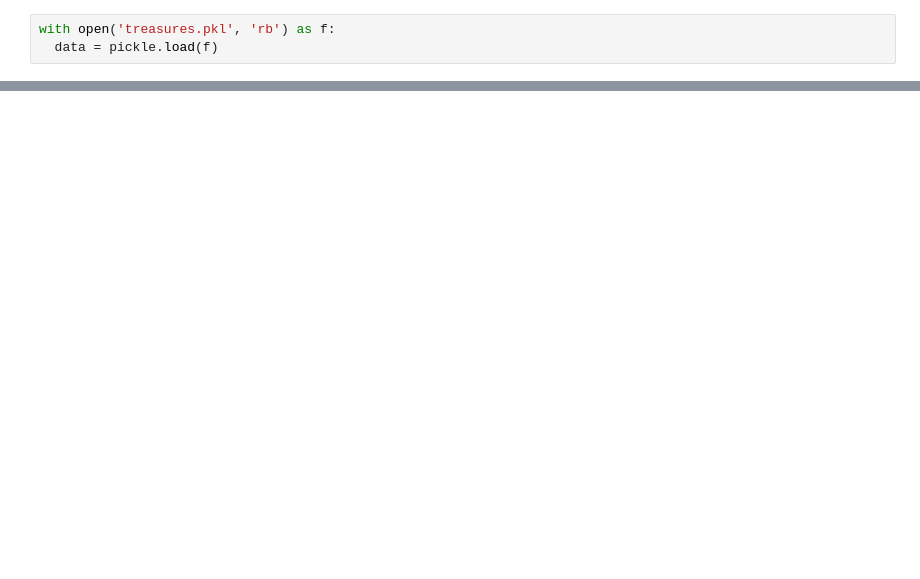
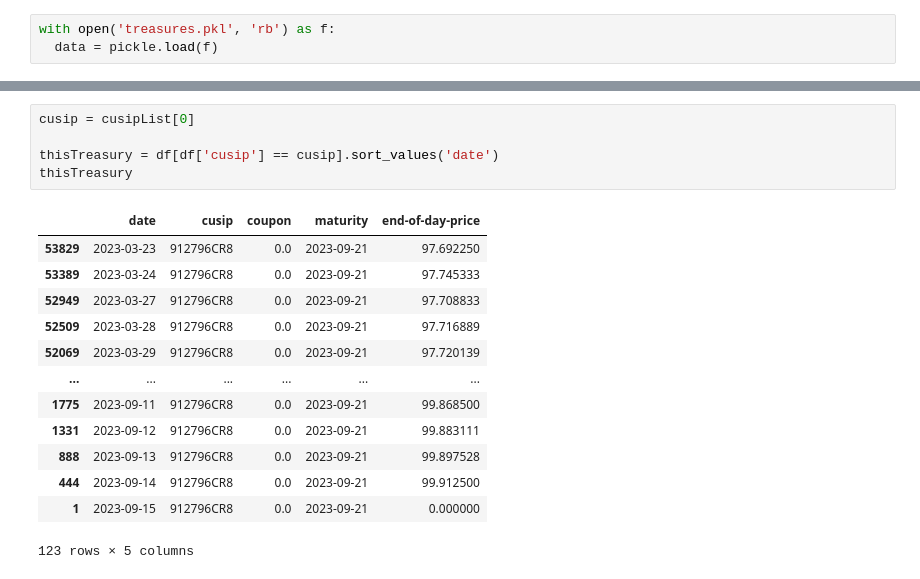
Before and after one commit to mettinger/python, a Jupyter notebook: bonds/treasuries.ipynb, the cells around one changed output, grey strips where cells are left out. Drawn from its saved outputs; the diff is of its cells as text; blank space fills up the shorter version.

```diff
--- a/bonds/treasuries.ipynb
+++ b/bonds/treasuries.ipynb
@@ -19,0 +32,19 @@ dtale.show(df)
+# %%
+cusip = cusipList[0]
+
+thisTreasury = df[df['cusip'] == cusip].sort_values('date')
+thisTreasury
+# %% [output]
+|  | date | cusip | coupon | maturity | end-of-day-price |
+| 53829 | 2023-03-23 | 912796CR8 | 0.0 | 2023-09-21 | 97.692250 |
+| 53389 | 2023-03-24 | 912796CR8 | 0.0 | 2023-09-21 | 97.745333 |
+| 52949 | 2023-03-27 | 912796CR8 | 0.0 | 2023-09-21 | 97.708833 |
+| 52509 | 2023-03-28 | 912796CR8 | 0.0 | 2023-09-21 | 97.716889 |
+| 52069 | 2023-03-29 | 912796CR8 | 0.0 | 2023-09-21 | 97.720139 |
+| ... | ... | ... | ... | ... | ... |
+| 1775 | 2023-09-11 | 912796CR8 | 0.0 | 2023-09-21 | 99.868500 |
+| 1331 | 2023-09-12 | 912796CR8 | 0.0 | 2023-09-21 | 99.883111 |
+| 888 | 2023-09-13 | 912796CR8 | 0.0 | 2023-09-21 | 99.897528 |
+| 444 | 2023-09-14 | 912796CR8 | 0.0 | 2023-09-21 | 99.912500 |
+| 1 | 2023-09-15 | 912796CR8 | 0.0 | 2023-09-21 | 0.000000 |
+123 rows × 5 columns
```
Also changed, not shown: parts of 4 cells of this notebook.
